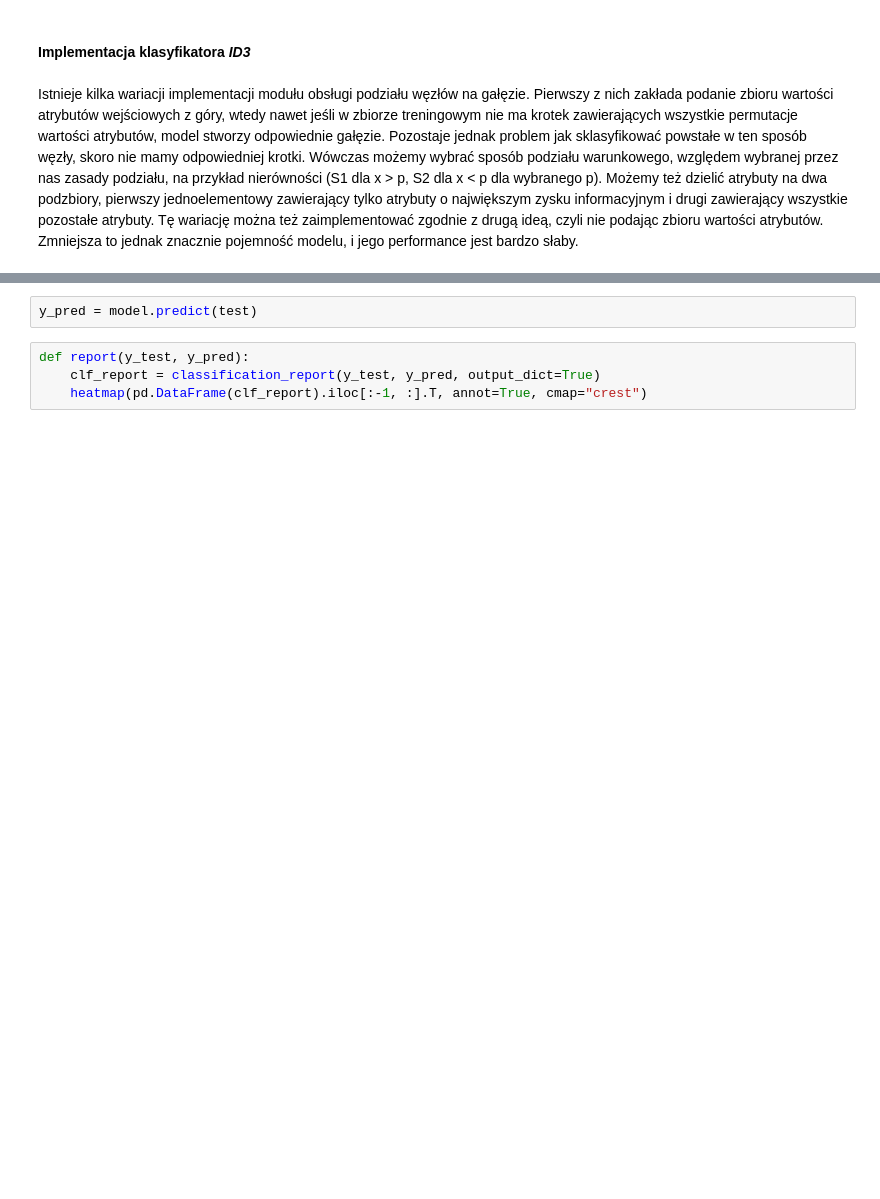
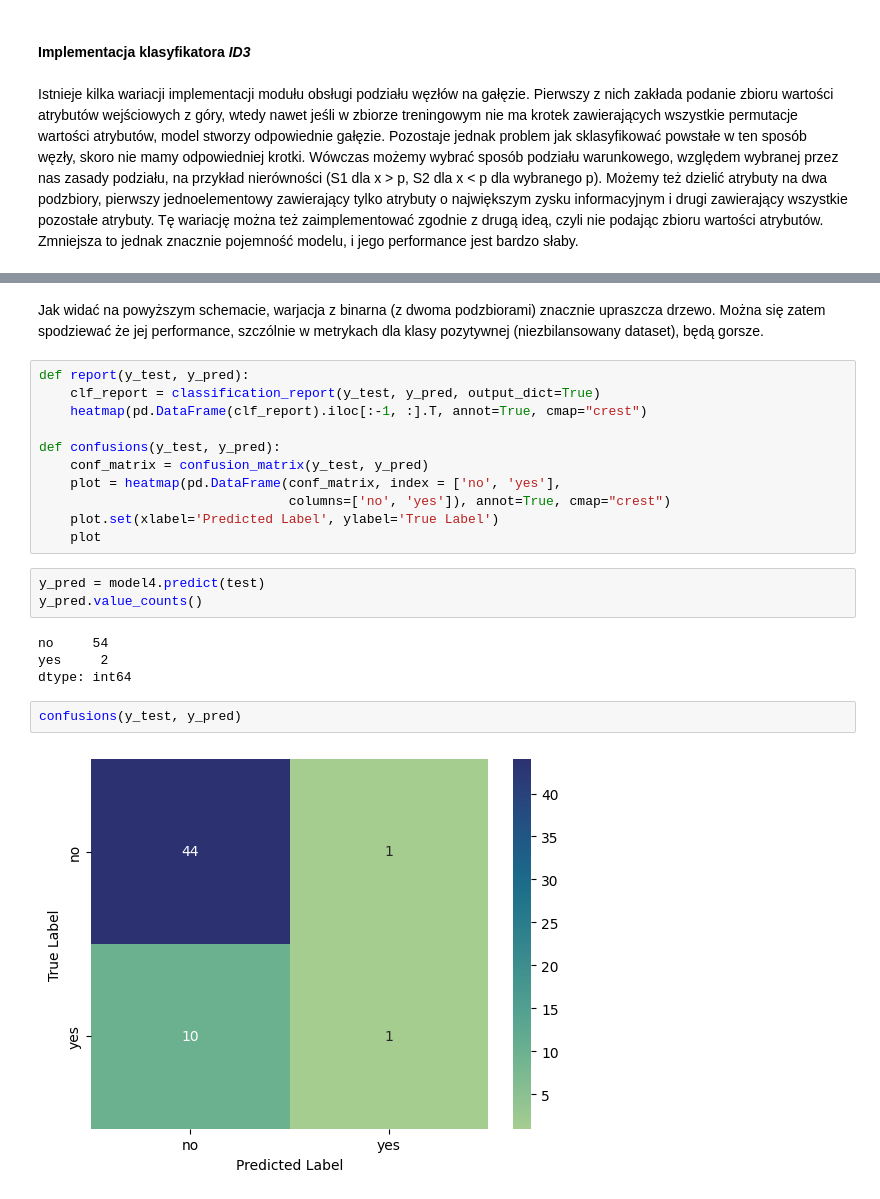
Before and after one commit to janekfilipecki/core-machine-learning, a Jupyter notebook: cw_4.ipynb, the cells around one changed output, grey strips where cells are left out. Cells and saved outputs as stored; diff of their text form; blank space fills up the shorter version.

```diff
--- a/cw_4.ipynb
+++ b/cw_4.ipynb
@@ -324,9 +415,27 @@ inv-nodes
+# %% [markdown]
+Jak widać na powyższym schemacie, warjacja z binarna (z dwoma podzbiorami) znacznie upraszcza drzewo. Można się zatem spodziewać że jej performance, szczólnie w metrykach dla klasy pozytywnej (niezbilansowany dataset), będą gorsze.
+# %%
+def report(y_test, y_pred):
+    clf_report = classification_report(y_test, y_pred, output_dict=True)
+    heatmap(pd.DataFrame(clf_report).iloc[:-1, :].T, annot=True, cmap="crest")
+
+def confusions(y_test, y_pred):
+    conf_matrix = confusion_matrix(y_test, y_pred)
+    plot = heatmap(pd.DataFrame(conf_matrix, index = ['no', 'yes'],
+                                columns=['no', 'yes']), annot=True, cmap="crest")
+    plot.set(xlabel='Predicted Label', ylabel='True Label')
+    plot
 # %%
-y_pred = model.predict(test)
+y_pred = model4.predict(test)
+y_pred.value_counts()
+# %% [output]
+no     54
+yes     2
+dtype: int64
-# %%
-def report(y_test, y_pred):
-    clf_report = classification_report(y_test, y_pred, output_dict=True)
-    heatmap(pd.DataFrame(clf_report).iloc[:-1, :].T, annot=True, cmap="crest")
+# %%
+confusions(y_test, y_pred)
+# %% [output]
+[figure, added]
 # %%
 report(y_test, y_pred)
 # %% [output]
```
Also changed, not shown: parts of 21 cells of this notebook.
